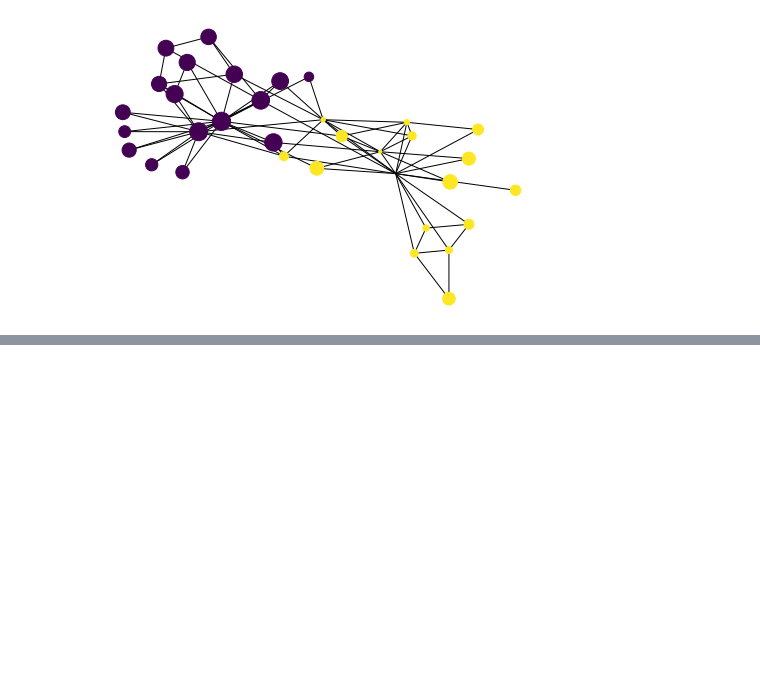
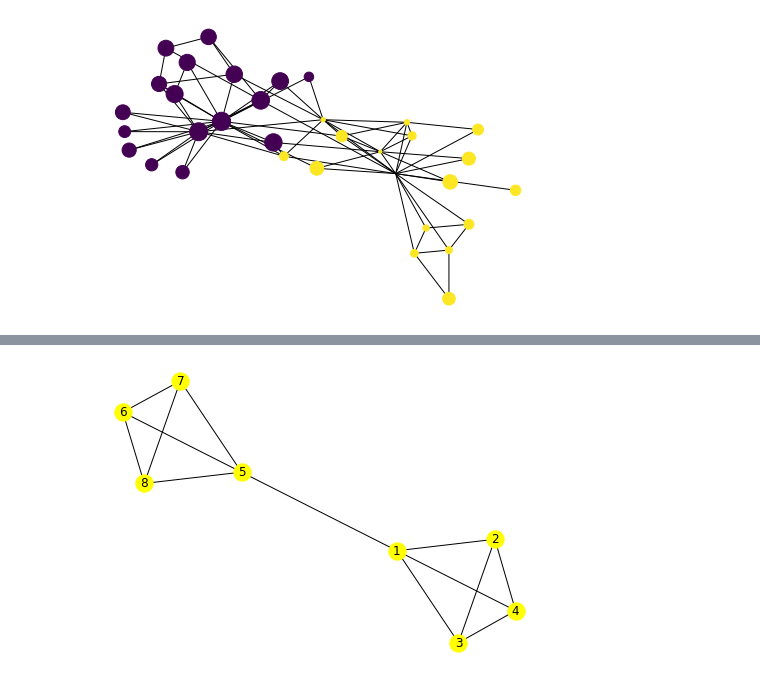
Before and after one commit to neuroailab/psych253, a Jupyter notebook: 2020/EigenvectorCentrality.ipynb, the cells around one changed output, grey strips where cells are left out. Saved outputs shown, nothing was run; the diff lists cells and outputs as text; code cells hidden in the pictures; blank space fills up the shorter version.

```diff
--- a/2020/EigenvectorCentrality.ipynb
+++ b/2020/EigenvectorCentrality.ipynb
@@ -133,0 +164,11 @@ nx.draw(kc, pos=layout,node_size=cc_vec*scaling, node_color=kc_info['club_color'
+# %%
+G = nx.Graph()
+# nodes 1-4 are members of one community, and 5-8 are members of another, with 1 and 5 connected as well
+edges = [(1, 2), (1, 3), (1, 4), (1, 5), (5, 6), (5, 7), (5, 8),
+         (6, 7), (6, 8), (7, 8), (2, 3), (2, 4), (3, 4)]
+G.add_edges_from(edges)
+
+nx.draw_spring(G, with_labels=True, node_color='yellow')
+A = nx.to_numpy_array(G)
+# %% [output]
+[figure, added]
```
Also changed, not shown: parts of 15 cells of this notebook.
